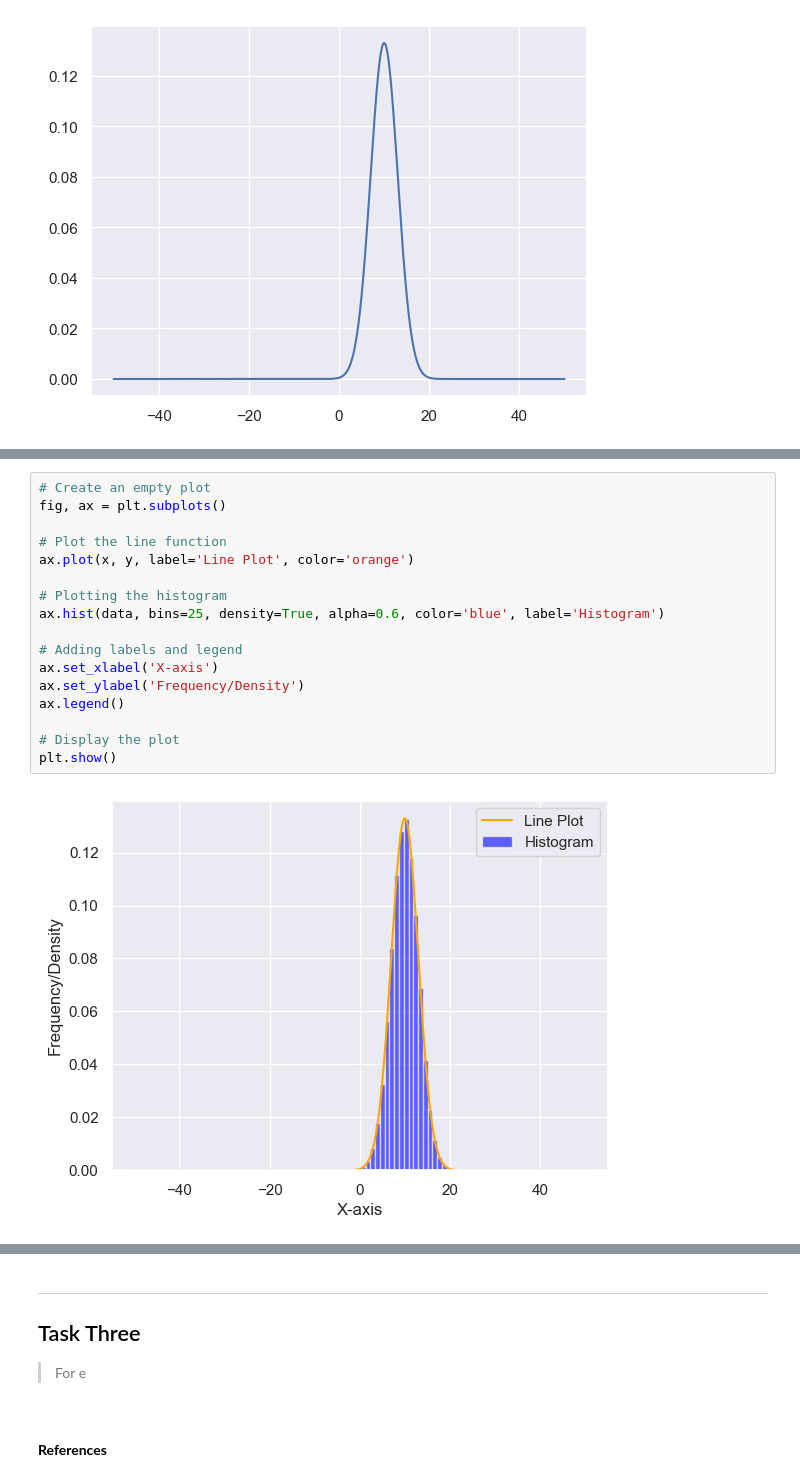
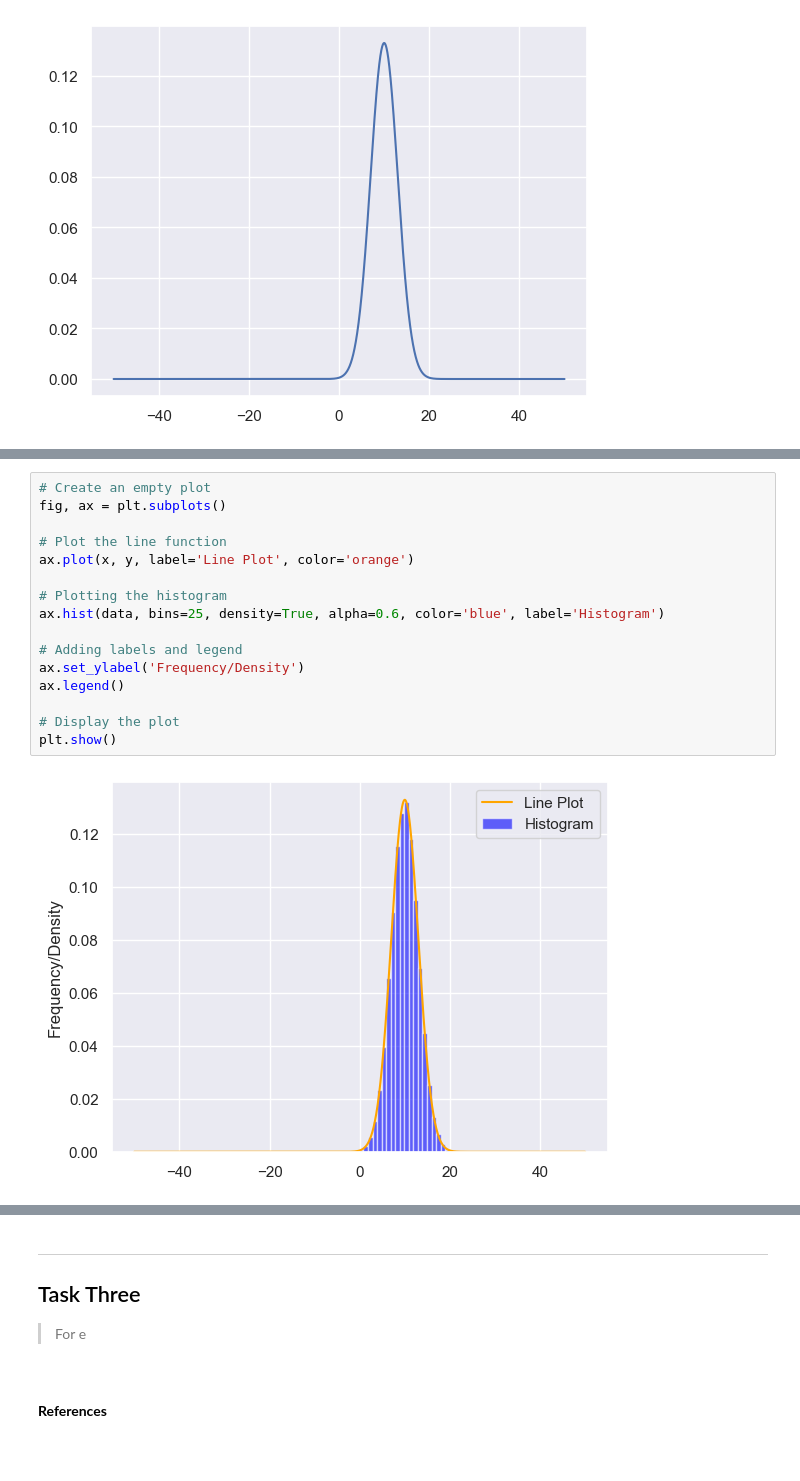
Before and after one commit to damienfarrell/applied-statistics, a Jupyter notebook: tasks.ipynb, the cells around one changed output, grey strips where cells are left out. Saved outputs shown, nothing was run; the diff lists cells and outputs as text; blank space fills up the shorter version.

```diff
--- a/tasks.ipynb
+++ b/tasks.ipynb
@@ -147,22 +147,21 @@ plt.show()
 # %%
 # Create an empty plot
 fig, ax = plt.subplots()
 
 # Plot the line function
 ax.plot(x, y, label='Line Plot', color='orange')
 
 # Plotting the histogram
 ax.hist(data, bins=25, density=True, alpha=0.6, color='blue', label='Histogram')
 
 # Adding labels and legend
-ax.set_xlabel('X-axis')
 ax.set_ylabel('Frequency/Density')
 ax.legend()
 
 # Display the plot
 plt.show()
 # %% [output]
-[figure, old version]
+[figure, new version]
 # %%
 # Perform the Shapiro Wilk test.
 stats.shapiro(data)
```
Also changed, not shown: parts of 15 cells of this notebook.
